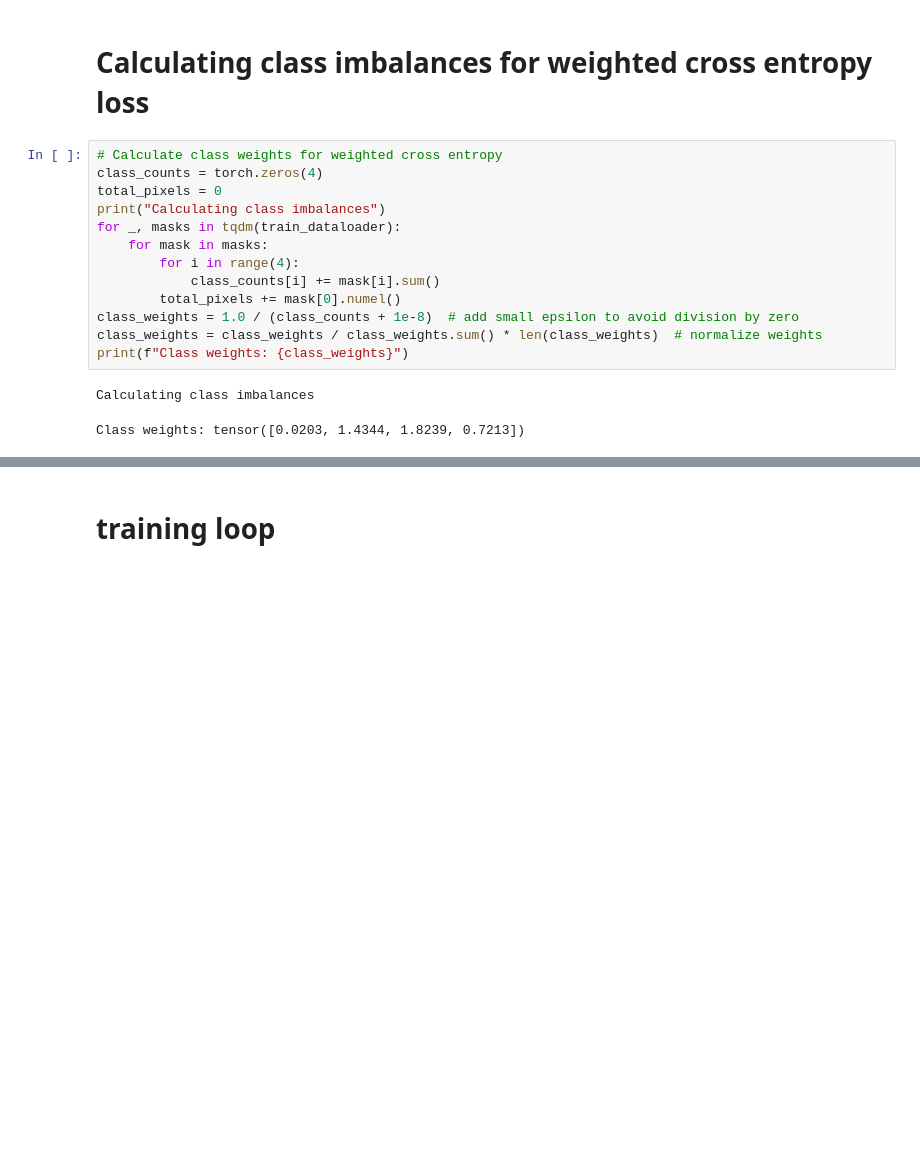
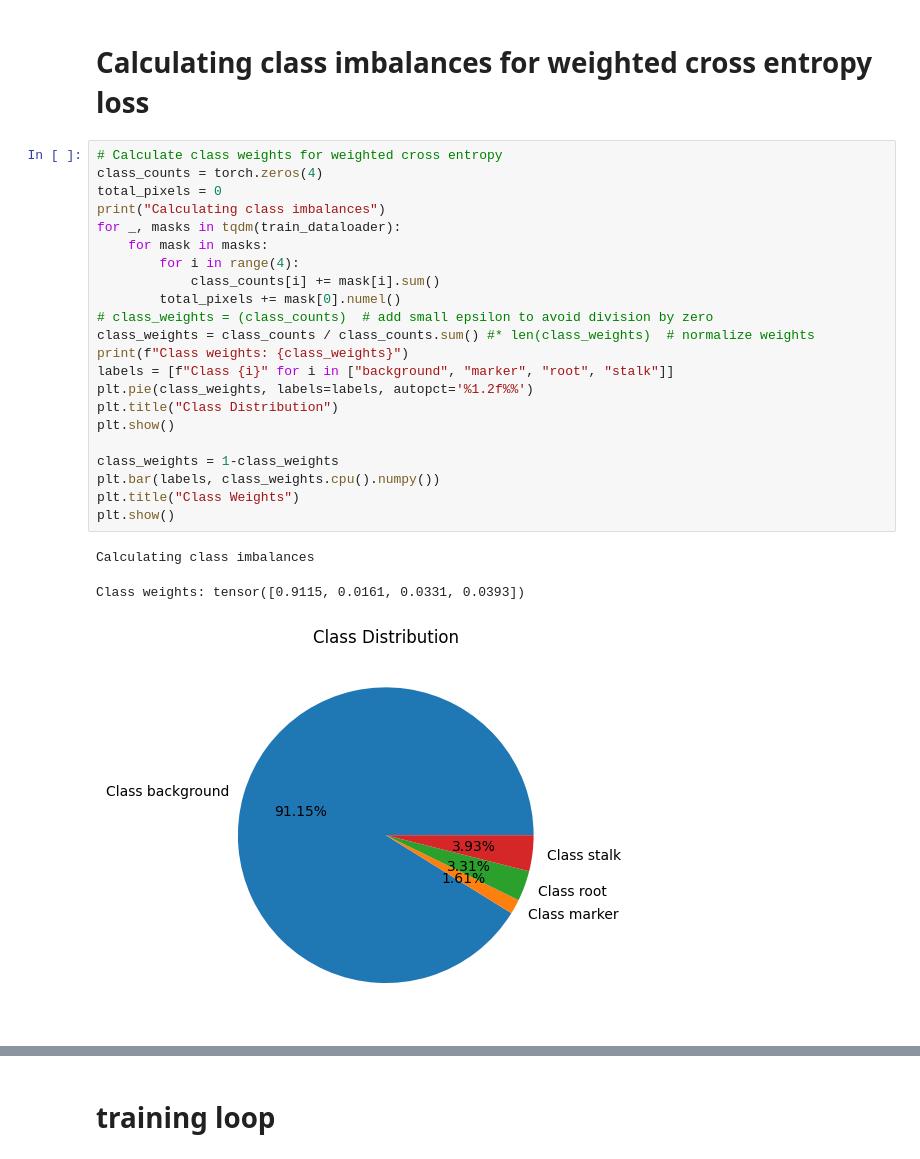
Before and after one commit to KopiousKarp/code_notebooks, a Jupyter notebook: plant_segs/TrainingDraft3_multiclass_multiyear.ipynb, the cells around one changed output, grey strips where cells are left out. Cells and saved outputs as stored; diff of their text form; blank space fills up the shorter version.

```diff
--- a/plant_segs/TrainingDraft3_multiclass_multiyear.ipynb
+++ b/plant_segs/TrainingDraft3_multiclass_multiyear.ipynb
@@ -208,16 +218,26 @@ test_dataloader = DataLoader(
 # %%
 # Calculate class weights for weighted cross entropy
 class_counts = torch.zeros(4)
 total_pixels = 0
 print("Calculating class imbalances")
 for _, masks in tqdm(train_dataloader):
     for mask in masks:
         for i in range(4):
             class_counts[i] += mask[i].sum()
         total_pixels += mask[0].numel()
-class_weights = 1.0 / (class_counts + 1e-8)  # add small epsilon to avoid division by zero
-class_weights = class_weights / class_weights.sum() * len(class_weights)  # normalize weights
+# class_weights = (class_counts)  # add small epsilon to avoid division by zero
+class_weights = class_counts / class_counts.sum() #* len(class_weights)  # normalize weights
 print(f"Class weights: {class_weights}")
+labels = [f"Class {i}" for i in ["background", "marker", "root", "stalk"]]
+plt.pie(class_weights, labels=labels, autopct='%1.2f%%')
+plt.title("Class Distribution")
+plt.show()
+
+class_weights = 1-class_weights
+plt.bar(labels, class_weights.cpu().numpy())
+plt.title("Class Weights")
+plt.show()
 # %% [output]
 Calculating class imbalances
-Class weights: tensor([0.0203, 1.4344, 1.8239, 0.7213])
+Class weights: tensor([0.9115, 0.0161, 0.0331, 0.0393])
+[figure, added]
```
Also changed, not shown: parts of 16 cells of this notebook, 4 other files.
